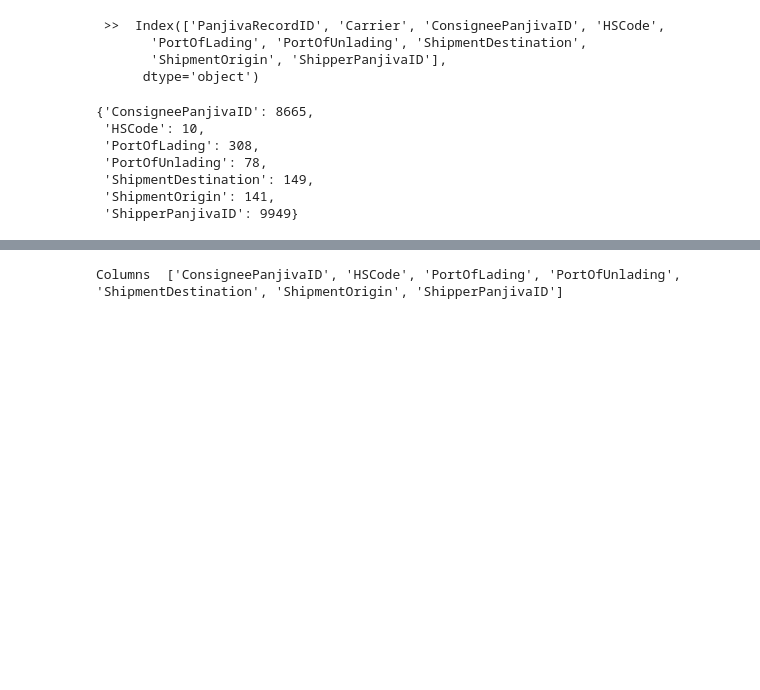
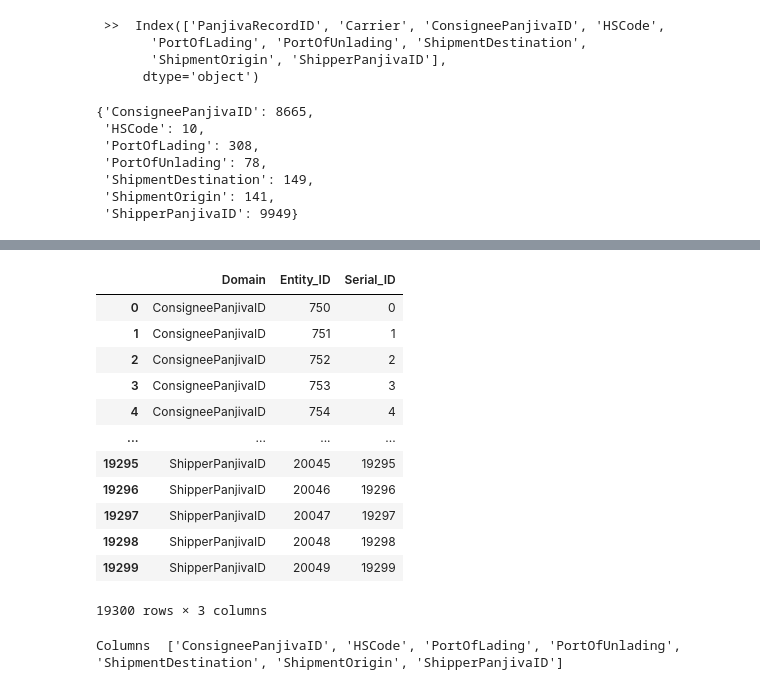
Before and after one commit to ddatta-DAC/AD_v3, a Jupyter notebook: us_import1/preprocess_us_import1.ipynb, the cells around one changed output, grey strips where cells are left out. Drawn from its saved outputs; the diff is of its cells as text; code cells hidden in the pictures; blank space fills up the shorter version.

```diff
--- a/us_import1/preprocess_us_import1.ipynb
+++ b/us_import1/preprocess_us_import1.ipynb
@@ -75,3 +77,19 @@ serial_mapping_df.loc[(serial_mapping_df['Domain'] == 'HSCode')]
+# %%
+serial_mapping_df
+# %% [output]
+|  | Domain | Entity_ID | Serial_ID |
+| 0 | ConsigneePanjivaID | 750 | 0 |
+| 1 | ConsigneePanjivaID | 751 | 1 |
+| 2 | ConsigneePanjivaID | 752 | 2 |
+| 3 | ConsigneePanjivaID | 753 | 3 |
+| 4 | ConsigneePanjivaID | 754 | 4 |
+| ... | ... | ... | ... |
+| 19295 | ShipperPanjivaID | 20045 | 19295 |
+| 19296 | ShipperPanjivaID | 20046 | 19296 |
+| 19297 | ShipperPanjivaID | 20047 | 19297 |
+| 19298 | ShipperPanjivaID | 20048 | 19298 |
+| 19299 | ShipperPanjivaID | 20049 | 19299 |
+19300 rows × 3 columns
 # %%
 def convert_to_SerialID(_row, cols):
     global serial_mapping_df
```
Also changed, not shown: parts of 6 cells of this notebook, 19 other files.
